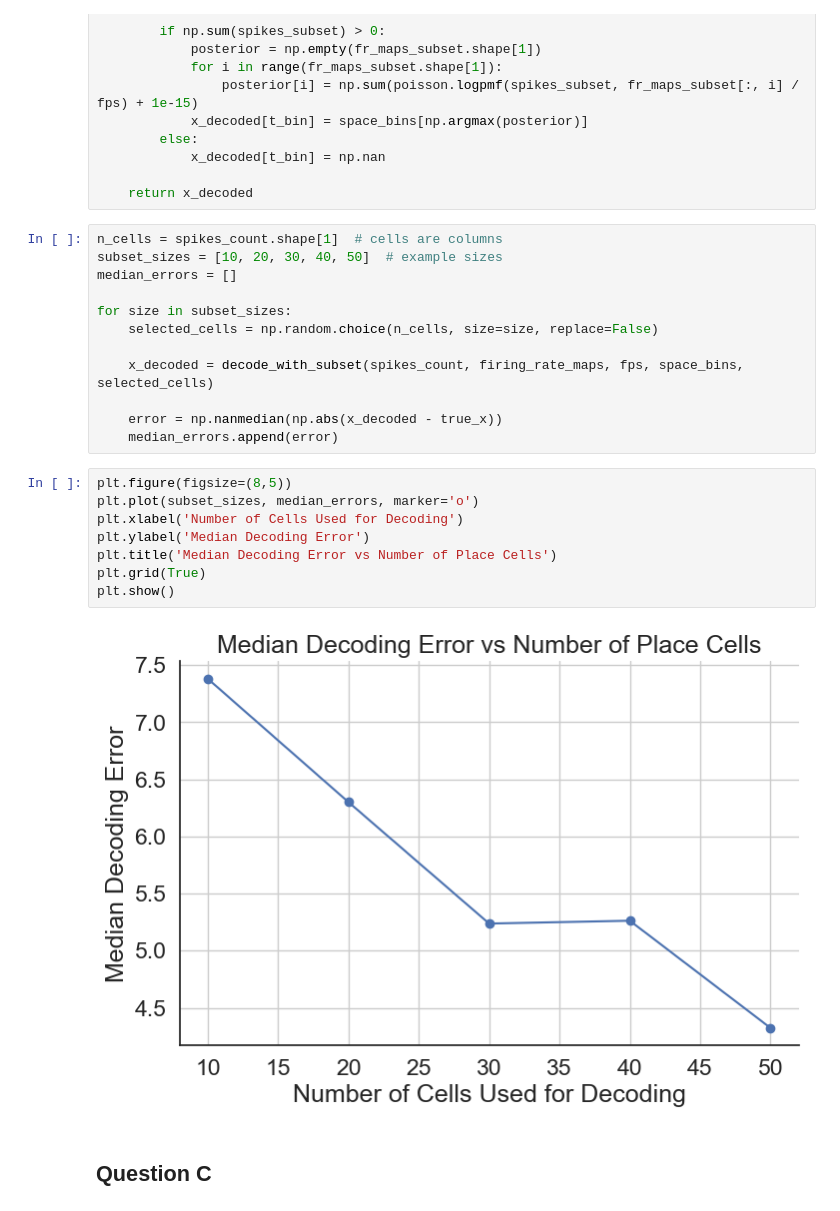
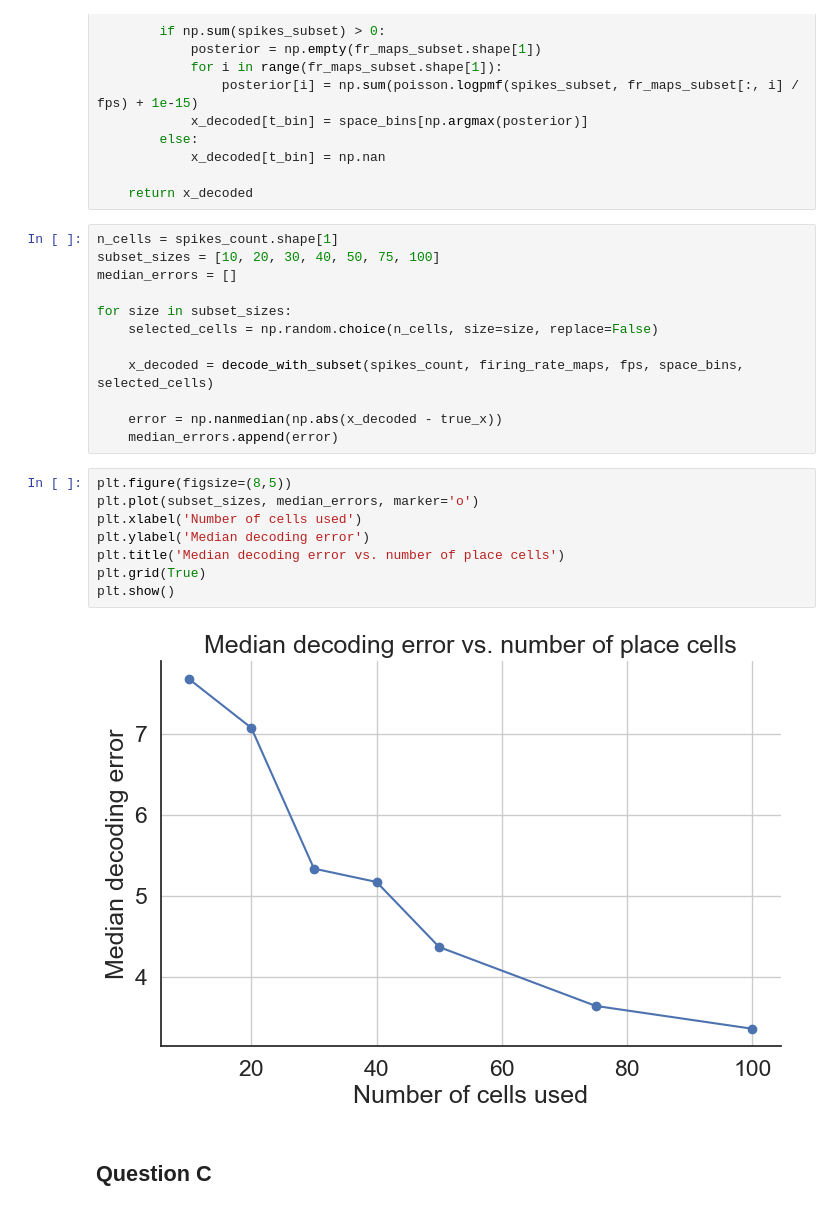
Before and after one commit to EvaMare/Neuro_Analysis, a Jupyter notebook: 3-population-methods-main/01-bayes-decoding/module_3a_exercises.ipynb, the cells around one changed output. Cells and saved outputs as stored; diff of their text form.

```diff
--- a/3-population-methods-main/01-bayes-decoding/module_3a_exercises.ipynb
+++ b/3-population-methods-main/01-bayes-decoding/module_3a_exercises.ipynb
@@ -220,8 +220,8 @@ def decode_with_subset(spikes_count, firing_rate_maps, fps, space_bins, subset_c
 
     return x_decoded
 # %%
-n_cells = spikes_count.shape[1]  # cells are columns
-subset_sizes = [10, 20, 30, 40, 50]  # example sizes
+n_cells = spikes_count.shape[1]
+subset_sizes = [10, 20, 30, 40, 50, 75, 100]
 median_errors = []
 
 for size in subset_sizes:
@@ -234,12 +234,12 @@ for size in subset_sizes:
 # %%
 plt.figure(figsize=(8,5))
 plt.plot(subset_sizes, median_errors, marker='o')
-plt.xlabel('Number of Cells Used for Decoding')
-plt.ylabel('Median Decoding Error')
-plt.title('Median Decoding Error vs Number of Place Cells')
+plt.xlabel('Number of cells used')
+plt.ylabel('Median decoding error')
+plt.title('Median decoding error vs. number of place cells')
 plt.grid(True)
 plt.show()
 # %% [output]
-[figure, old version]
+[figure, new version]
 # %% [markdown]
 ## Question C
```
Also changed, not shown: parts of 18 cells of this notebook.
